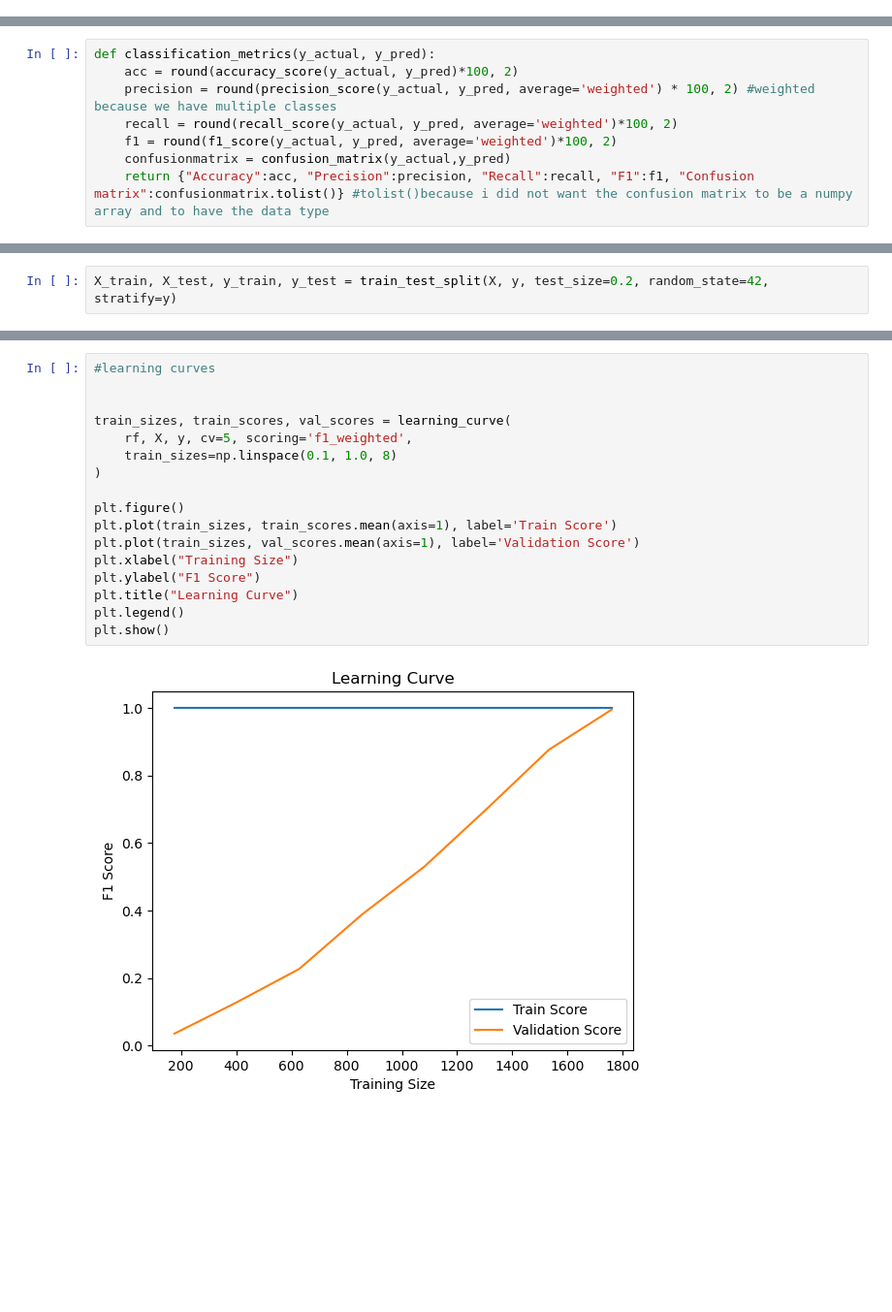
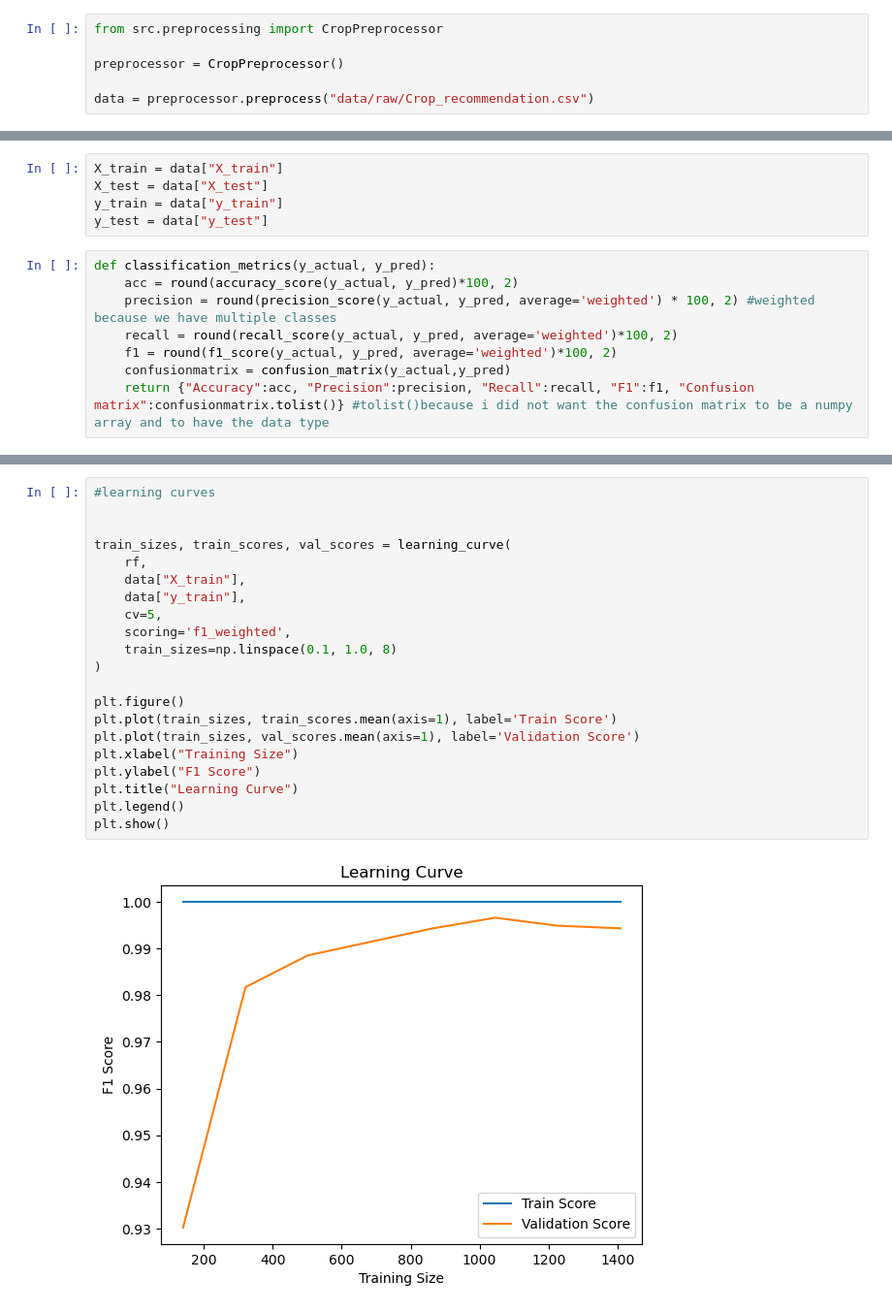
Before and after one commit to TINOZOERAMONA/croprecommendationproject, a Jupyter notebook: notebooks/rf_model.ipynb, the cells around one changed output, grey strips where cells are left out. Shown at 97% size. Cells and saved outputs as stored; diff of their text form; blank space fills up the shorter version.

```diff
--- a/notebooks/rf_model.ipynb
+++ b/notebooks/rf_model.ipynb
@@ -33,0 +18,6 @@ print(le.classes_) #this prints the crop in the order in which it was encoded, s
+# %%
+from src.preprocessing import CropPreprocessor
+
+preprocessor = CropPreprocessor()
+
+data = preprocessor.preprocess("data/raw/Crop_recommendation.csv")
@@ -34,3 +26,8 @@ print(le.classes_) #this prints the crop in the order in which it was encoded, s
+# %%
+X_train = data["X_train"]
+X_test = data["X_test"]
+y_train = data["y_train"]
+y_test = data["y_test"]
 # %%
 def classification_metrics(y_actual, y_pred):
     acc = round(accuracy_score(y_actual, y_pred)*100, 2)
@@ -45,5 +39,3 @@ y = df['label']
-# %%
-X_train, X_test, y_train, y_test = train_test_split(X, y, test_size=0.2, random_state=42, stratify=y)
 # %%
 
 #hyperparameter tuning in order to find the best parameters for our random forest model, we will be using grid search cross validation to find the best parameters for our random forest model.
@@ -123,19 +115,23 @@ plt.show()
 # %%
 #learning curves
 
 
 train_sizes, train_scores, val_scores = learning_curve(
-    rf, X, y, cv=5, scoring='f1_weighted',
+    rf,
+    data["X_train"],
+    data["y_train"],
+    cv=5,
+    scoring='f1_weighted',
     train_sizes=np.linspace(0.1, 1.0, 8)
 )
 
 plt.figure()
 plt.plot(train_sizes, train_scores.mean(axis=1), label='Train Score')
 plt.plot(train_sizes, val_scores.mean(axis=1), label='Validation Score')
 plt.xlabel("Training Size")
 plt.ylabel("F1 Score")
 plt.title("Learning Curve")
 plt.legend()
 plt.show()
 # %% [output]
-[figure, old version]
+[figure, new version]
```
Also changed, not shown: parts of 11 cells of this notebook, 9 other files.
